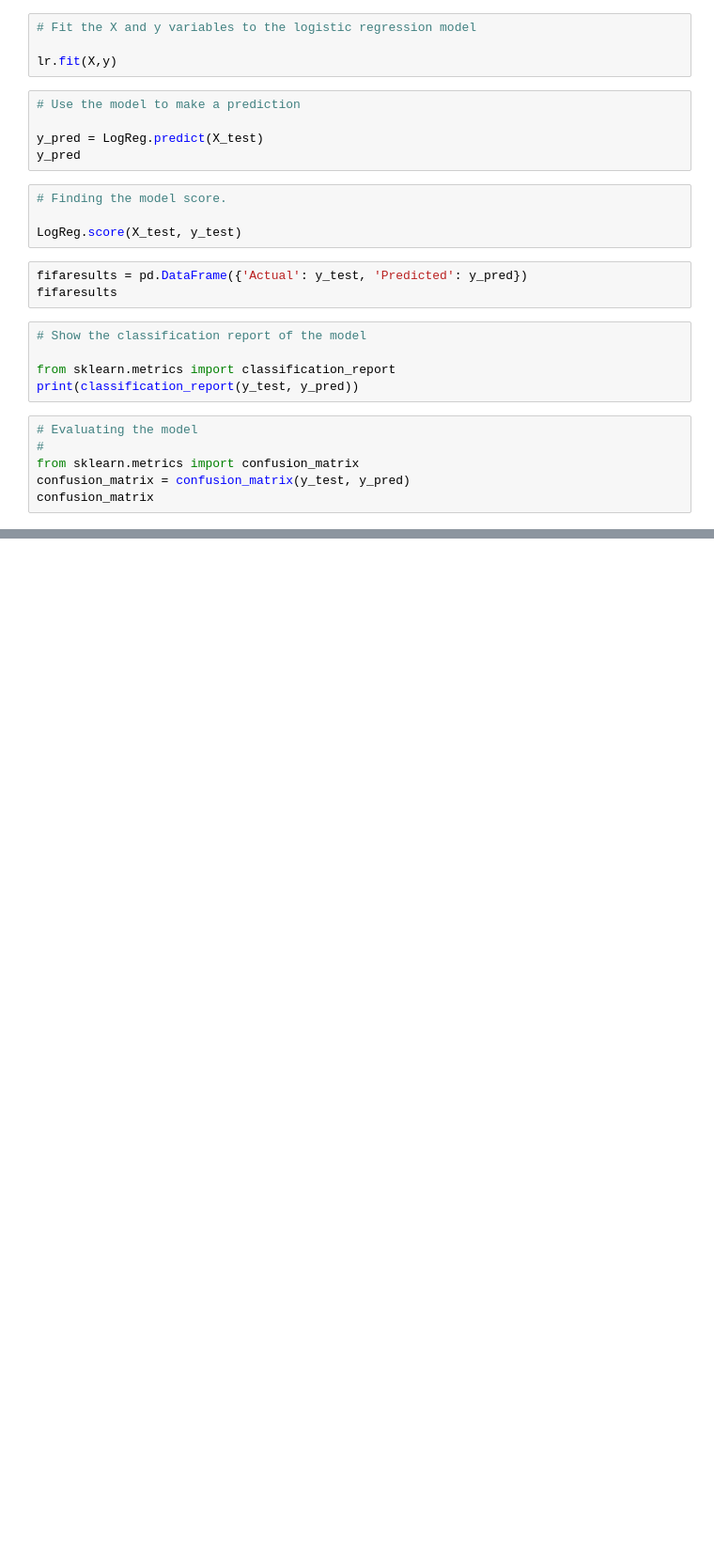
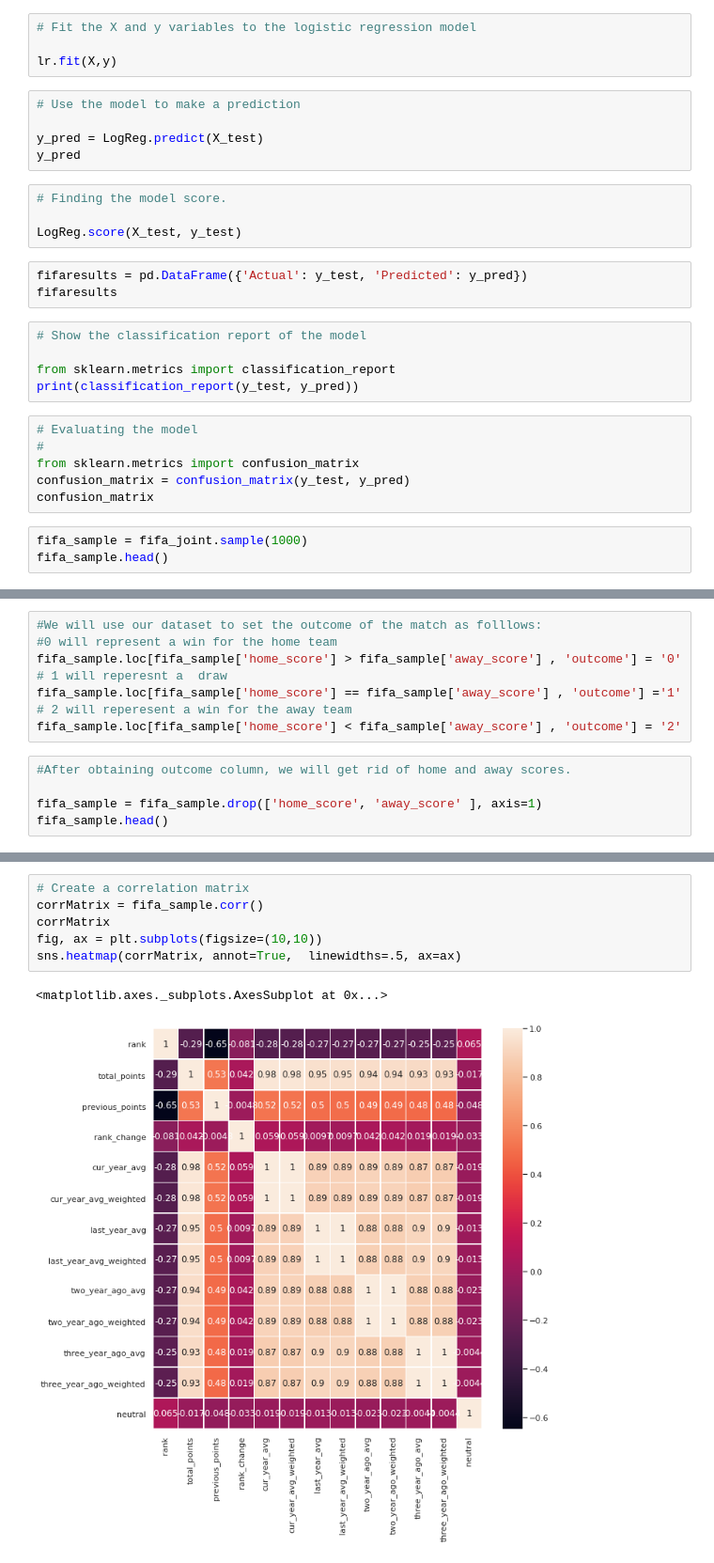
Before and after one commit to DerrickKuria/Regression-in-Machine-Learning, a Jupyter notebook: Derrick_Kuria_Copy_of_Machine_Learning_project.ipynb, the cells around one changed output, grey strips where cells are left out. Shown at 94% size. Cells and saved outputs as stored; diff of their text form; blank space fills up the shorter version.

```diff
--- a/Derrick_Kuria_Copy_of_Machine_Learning_project.ipynb
+++ b/Derrick_Kuria_Copy_of_Machine_Learning_project.ipynb
@@ -845,3 +819,6 @@ print(classification_report(y_test, y_pred))
 from sklearn.metrics import confusion_matrix
 confusion_matrix = confusion_matrix(y_test, y_pred)
 confusion_matrix
+# %%
+fifa_sample = fifa_joint.sample(1000)
+fifa_sample.head()
@@ -847,0 +832,13 @@ confusion_matrix
+# %%
+#We will use our dataset to set the outcome of the match as folllows:
+#0 will represent a win for the home team
+fifa_sample.loc[fifa_sample['home_score'] > fifa_sample['away_score'] , 'outcome'] = '0'
+# 1 will reperesnt a  draw
+fifa_sample.loc[fifa_sample['home_score'] == fifa_sample['away_score'] , 'outcome'] ='1'
+# 2 will reperesent a win for the away team
+fifa_sample.loc[fifa_sample['home_score'] < fifa_sample['away_score'] , 'outcome'] = '2'
+# %%
+#After obtaining outcome column, we will get rid of home and away scores.
+
+fifa_sample = fifa_sample.drop(['home_score', 'away_score' ], axis=1)
+fifa_sample.head()
@@ -847,0 +868,9 @@ confusion_matrix
+# %%
+# Create a correlation matrix
+corrMatrix = fifa_sample.corr()
+corrMatrix
+fig, ax = plt.subplots(figsize=(10,10))
+sns.heatmap(corrMatrix, annot=True,  linewidths=.5, ax=ax)
+# %% [output]
+<matplotlib.axes._subplots.AxesSubplot at 0x...>
+[figure, added]
```
Also changed, not shown: parts of 21 cells of this notebook.
